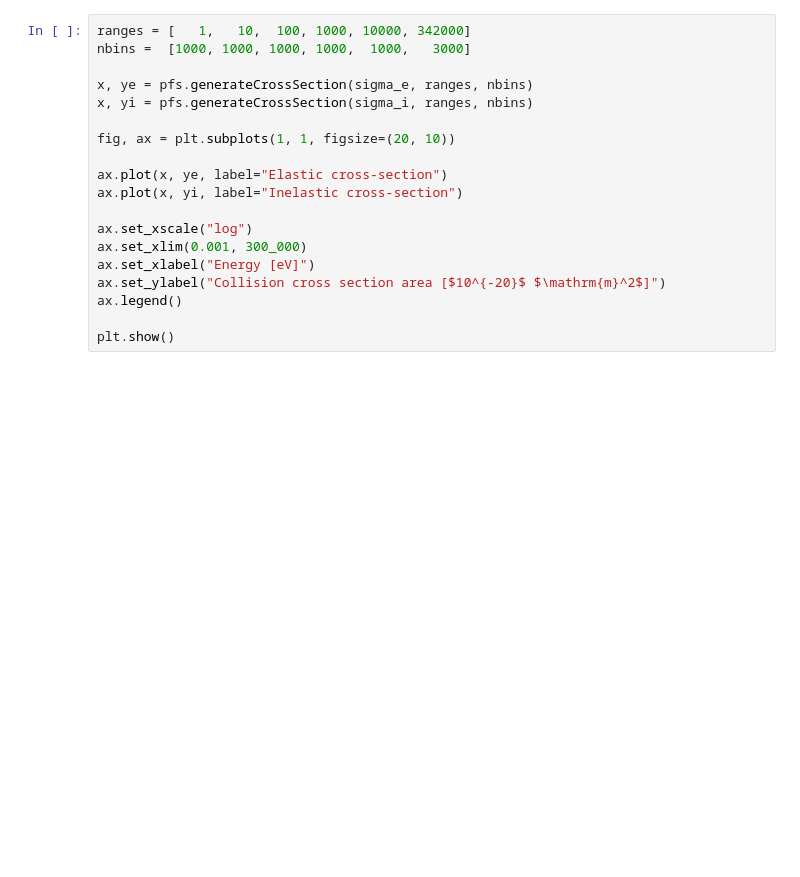
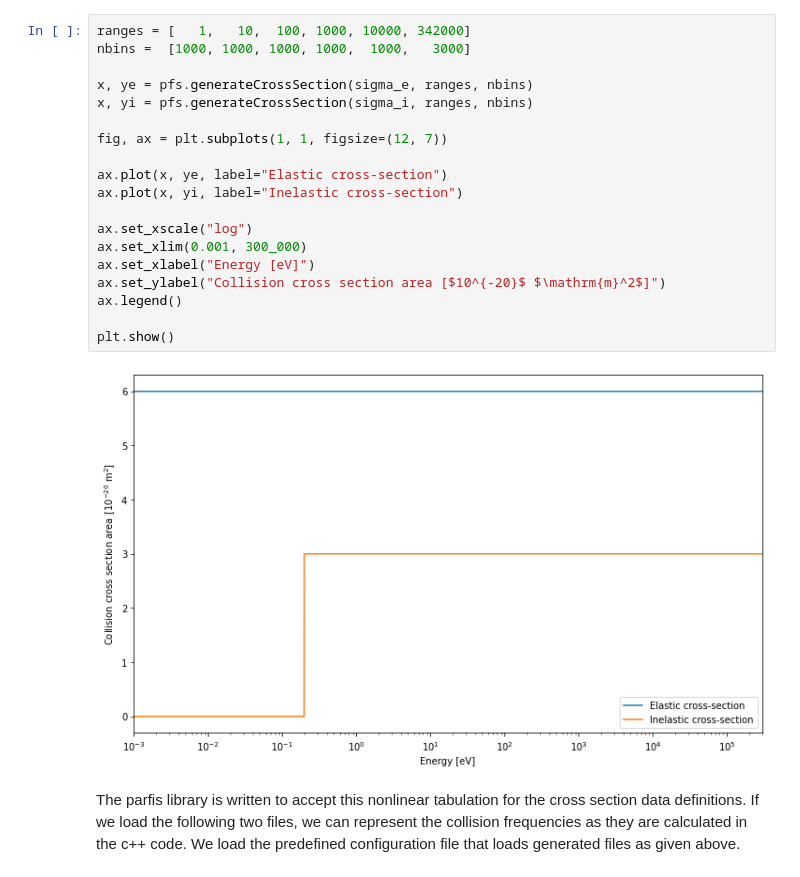
Before and after one commit to GinkoBalboa/parfis, a Jupyter notebook: doc/sphinx/source/collisional_files/generating_simple_cross_sections.ipynb, the cells around one changed output. Drawn from its saved outputs; the diff is of its cells as text; blank space fills up the shorter version.

```diff
--- a/doc/sphinx/source/collisional_files/generating_simple_cross_sections.ipynb
+++ b/doc/sphinx/source/collisional_files/generating_simple_cross_sections.ipynb
@@ -132,19 +133,23 @@ To create a lut table we split every order of magnitude to a number of bins. Fil
 # %%
 ranges = [   1,   10,  100, 1000, 10000, 342000]
 nbins =  [1000, 1000, 1000, 1000,  1000,   3000]
 
 x, ye = pfs.generateCrossSection(sigma_e, ranges, nbins)
 x, yi = pfs.generateCrossSection(sigma_i, ranges, nbins)
 
-fig, ax = plt.subplots(1, 1, figsize=(20, 10))
+fig, ax = plt.subplots(1, 1, figsize=(12, 7))
 
 ax.plot(x, ye, label="Elastic cross-section")
 ax.plot(x, yi, label="Inelastic cross-section")
 
 ax.set_xscale("log")
 ax.set_xlim(0.001, 300_000)
 ax.set_xlabel("Energy [eV]")
 ax.set_ylabel("Collision cross section area [$10^{-20}$ $\mathrm{m}^2$]")
 ax.legend()
 
 plt.show()
+# %% [output]
+[figure, added]
+# %% [markdown]
+The parfis library is written to accept this nonlinear tabulation for the cross section data definitions. If we load the following two files, we can represent the collision frequencies as they are calculated in the c++ code. We load the predefined configuration file that loads generated files as given above.
```
Also changed, not shown: parts of 9 cells of this notebook, 10 other files.
